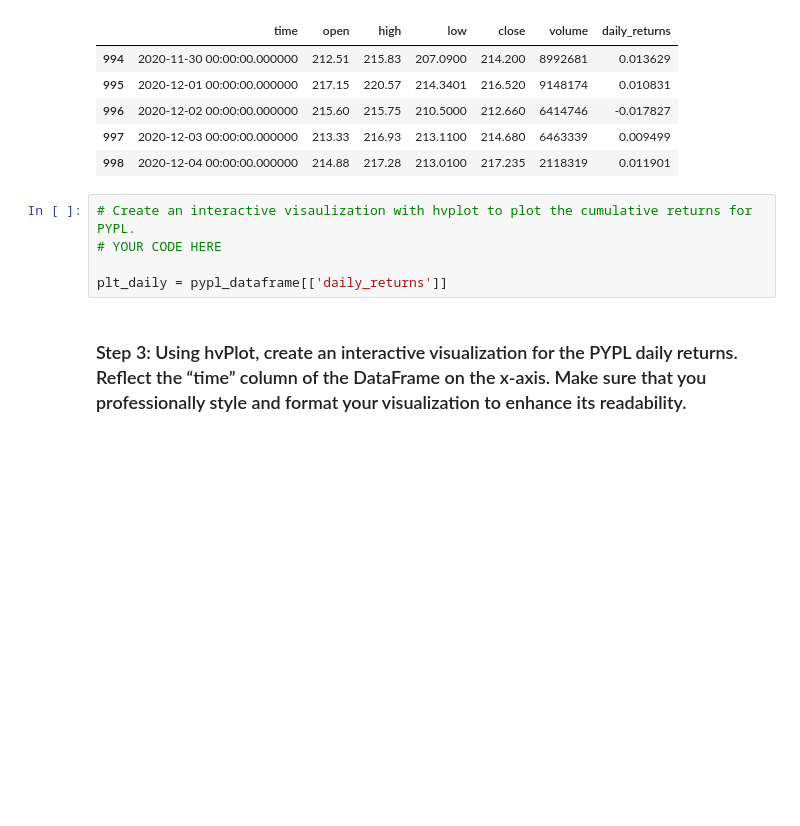
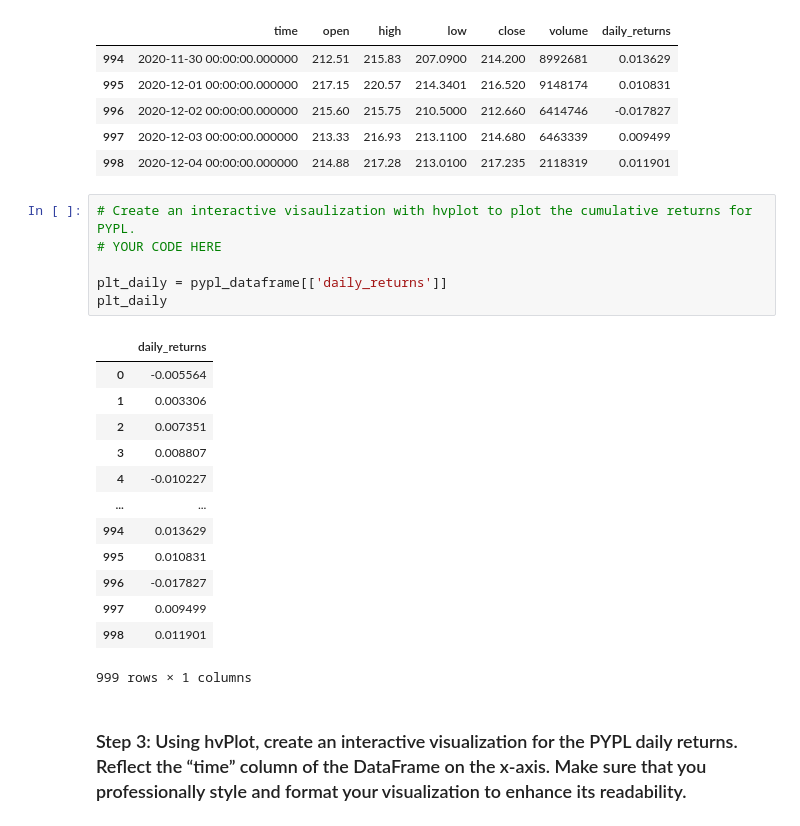
Before and after one commit to MuayThaiLegz/module_07, a Jupyter notebook: etf_analyzer.ipynb, the cells around one changed output. Saved outputs shown, nothing was run; the diff lists cells and outputs as text; blank space fills up the shorter version.

```diff
--- a/etf_analyzer.ipynb
+++ b/etf_analyzer.ipynb
@@ -181,8 +181,23 @@ display(pypl_dataframe.tail())
 # %%
 # Create an interactive visaulization with hvplot to plot the cumulative returns for PYPL.
 # YOUR CODE HERE
 
 plt_daily = pypl_dataframe[['daily_returns']]
+plt_daily
+# %% [output]
+|  | daily_returns |
+| 0 | -0.005564 |
+| 1 | 0.003306 |
+| 2 | 0.007351 |
+| 3 | 0.008807 |
+| 4 | -0.010227 |
+| ... | ... |
+| 994 | 0.013629 |
+| 995 | 0.010831 |
+| 996 | -0.017827 |
+| 997 | 0.009499 |
+| 998 | 0.011901 |
+999 rows × 1 columns
 # %% [markdown]
 ### Step 3: Using hvPlot, create an interactive visualization for the PYPL daily returns. Reflect the “time” column of the DataFrame on the x-axis. Make sure that you professionally style and format your visualization to enhance its readability.
 # %%
```
Also changed, not shown: parts of 9 cells of this notebook.
